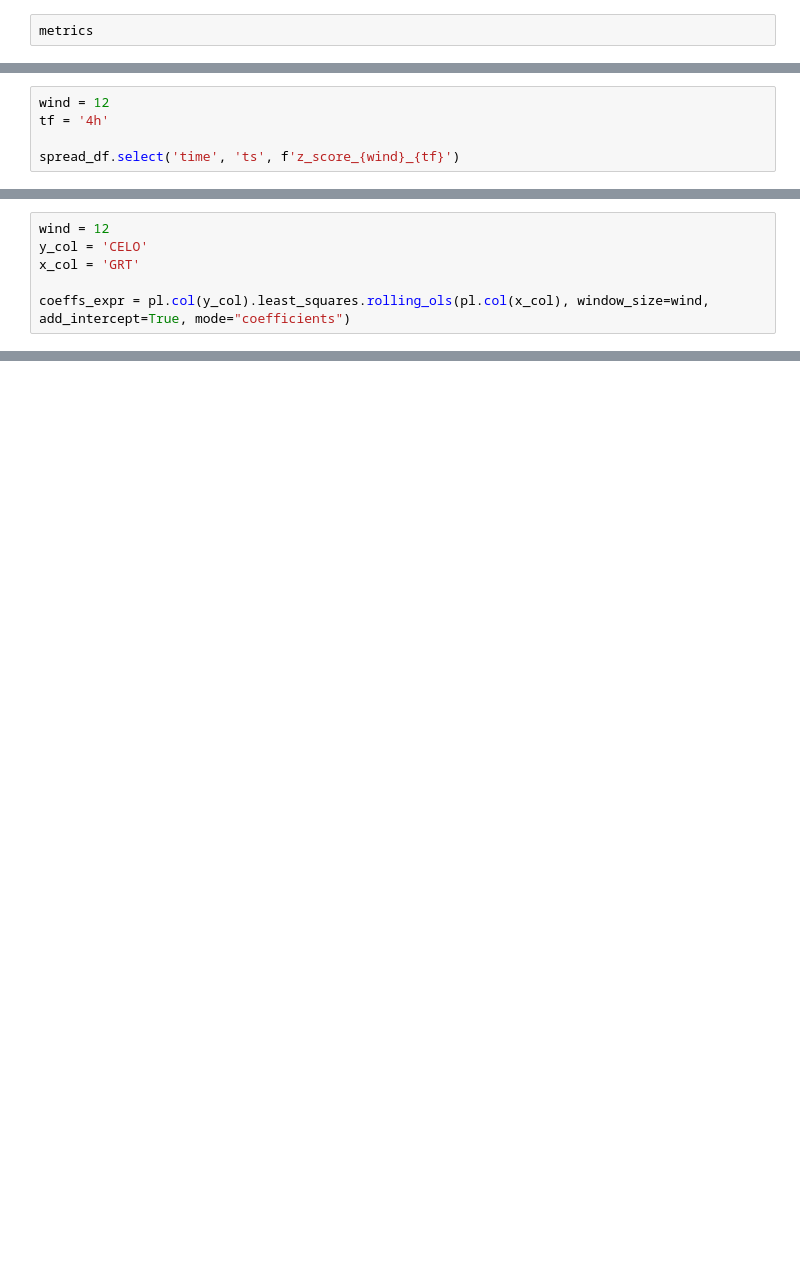
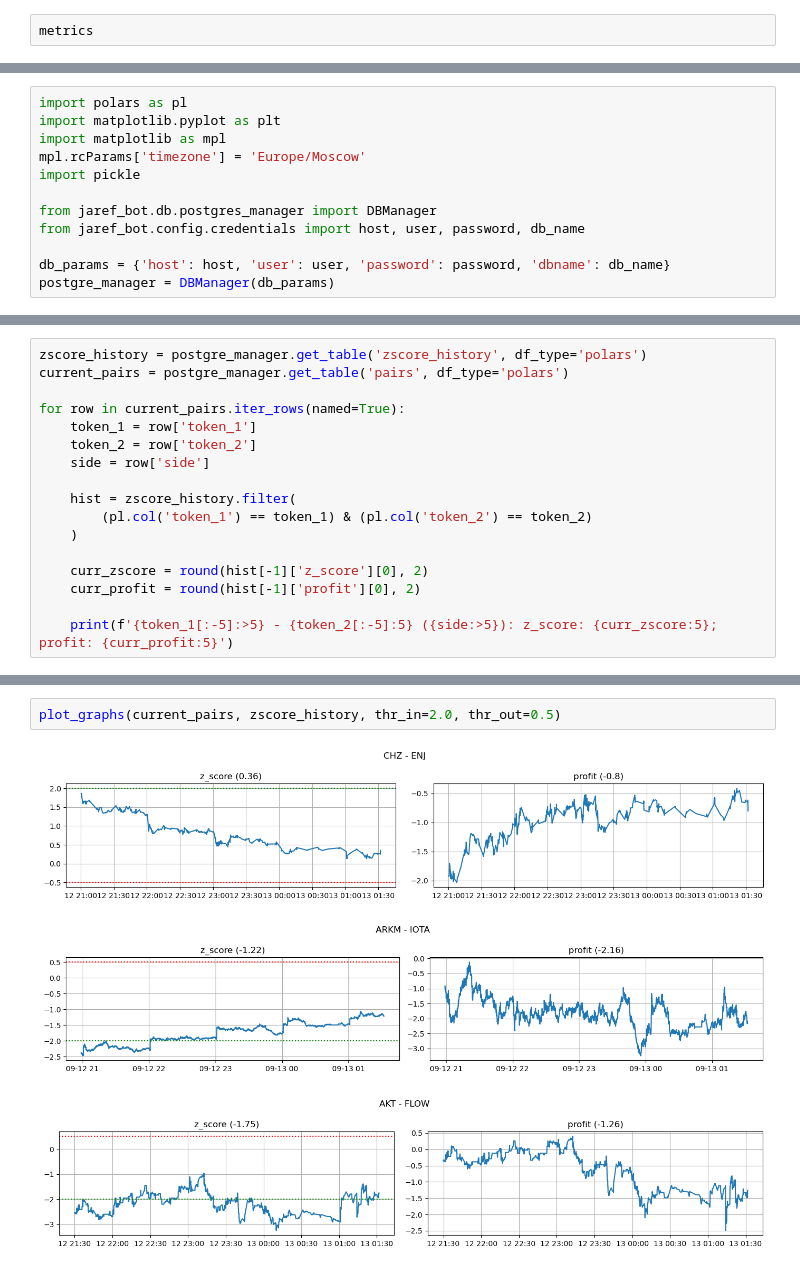
Before and after one commit to elterion/jaref_bot, a Jupyter notebook: Pair Trading.ipynb, the cells around one changed output, grey strips where cells are left out. Cells and saved outputs as stored; diff of their text form; blank space fills up the shorter version.

```diff
--- a/Pair Trading.ipynb
+++ b/Pair Trading.ipynb
@@ -624,5 +615,0 @@ f'z_score_{wind}_{tf}'
-# %%
-wind = 12
-tf = '4h'
-
-spread_df.select('time', 'ts', f'z_score_{wind}_{tf}')
@@ -692,6 +615,0 @@ beta, alpha
-# %%
-wind = 12
-y_col = 'CELO'
-x_col = 'GRT'
-
-coeffs_expr = pl.col(y_col).least_squares.rolling_ols(pl.col(x_col), window_size=wind, add_intercept=True, mode="coefficients")
@@ -722,0 +708,12 @@ def calc_spread_beta(window: pl.DataFrame) -> dict:
+# %%
+import polars as pl
+import matplotlib.pyplot as plt
+import matplotlib as mpl
+mpl.rcParams['timezone'] = 'Europe/Moscow'
+import pickle
+
+from jaref_bot.db.postgres_manager import DBManager
+from jaref_bot.config.credentials import host, user, password, db_name
+
+db_params = {'host': host, 'user': user, 'password': password, 'dbname': db_name}
+postgre_manager = DBManager(db_params)
@@ -722,0 +760,17 @@ def calc_spread_beta(window: pl.DataFrame) -> dict:
+# %%
+zscore_history = postgre_manager.get_table('zscore_history', df_type='polars')
+current_pairs = postgre_manager.get_table('pairs', df_type='polars')
+
+for row in current_pairs.iter_rows(named=True):
+    token_1 = row['token_1']
+    token_2 = row['token_2']
+    side = row['side']
+
+    hist = zscore_history.filter(
+        (pl.col('token_1') == token_1) & (pl.col('token_2') == token_2)
+    )
+
+    curr_zscore = round(hist[-1]['z_score'][0], 2)
+    curr_profit = round(hist[-1]['profit'][0], 2)
+
+    print(f'{token_1[:-5]:>5} - {token_2[:-5]:5} ({side:>5}): z_score: {curr_zscore:5}; profit: {curr_profit:5}')
@@ -722,0 +783,6 @@ def calc_spread_beta(window: pl.DataFrame) -> dict:
+# %%
+plot_graphs(current_pairs, zscore_history, thr_in=2.0, thr_out=0.5)
+# %% [output]
+[figure, added]
+[figure, added]
+[figure, added]
```
Also changed, not shown: parts of 119 cells of this notebook, 7 other files.
